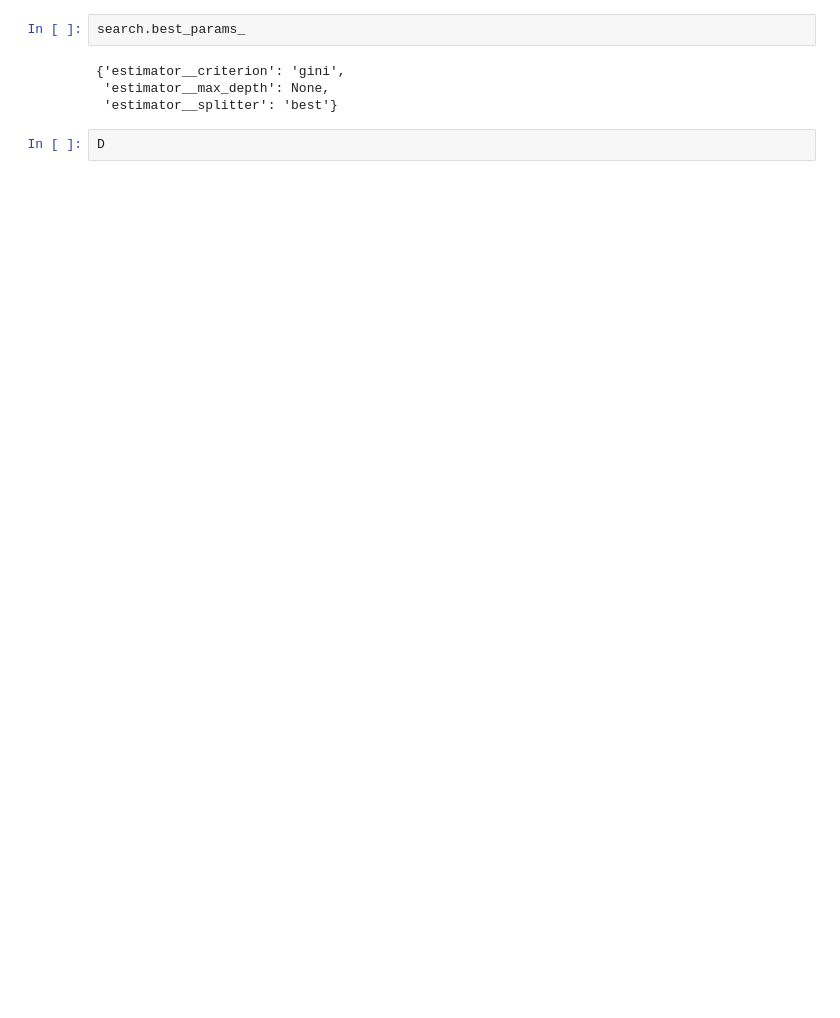
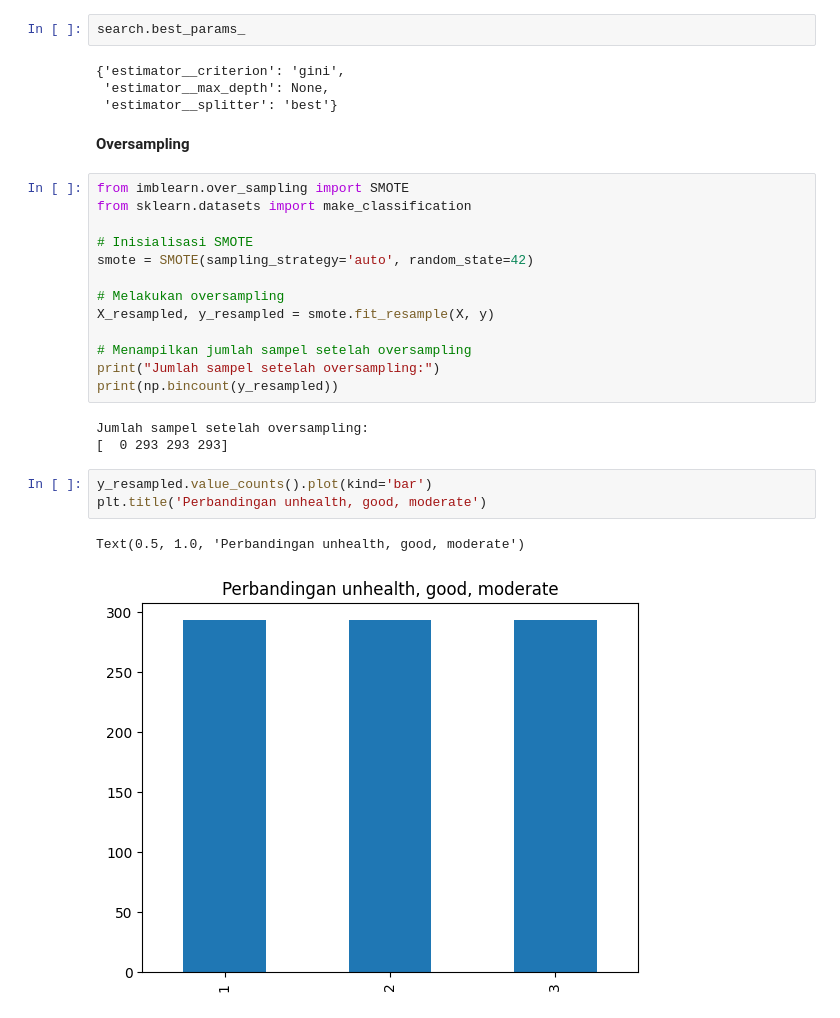
Before and after one commit to agnislur/air_quality_in_yogyakarta, a Jupyter notebook: TUBES_CEUNAH.ipynb, the cells around one changed output. Cells and saved outputs as stored; diff of their text form; blank space fills up the shorter version.

```diff
--- a/TUBES_CEUNAH.ipynb
+++ b/TUBES_CEUNAH.ipynb
@@ -426,5 +406,27 @@ search.best_params_
 {'estimator__criterion': 'gini',
  'estimator__max_depth': None,
  'estimator__splitter': 'best'}
-# %%
-D
+# %% [markdown]
+**Oversampling**
+# %%
+from imblearn.over_sampling import SMOTE
+from sklearn.datasets import make_classification
+
+# Inisialisasi SMOTE
+smote = SMOTE(sampling_strategy='auto', random_state=42)
+
+# Melakukan oversampling
+X_resampled, y_resampled = smote.fit_resample(X, y)
+
+# Menampilkan jumlah sampel setelah oversampling
+print("Jumlah sampel setelah oversampling:")
+print(np.bincount(y_resampled))
+# %% [output]
+Jumlah sampel setelah oversampling:
+[  0 293 293 293]
+# %%
+y_resampled.value_counts().plot(kind='bar')
+plt.title('Perbandingan unhealth, good, moderate')
+# %% [output]
+Text(0.5, 1.0, 'Perbandingan unhealth, good, moderate')
+[figure, added]
```
Also changed, not shown: parts of 24 cells of this notebook.
